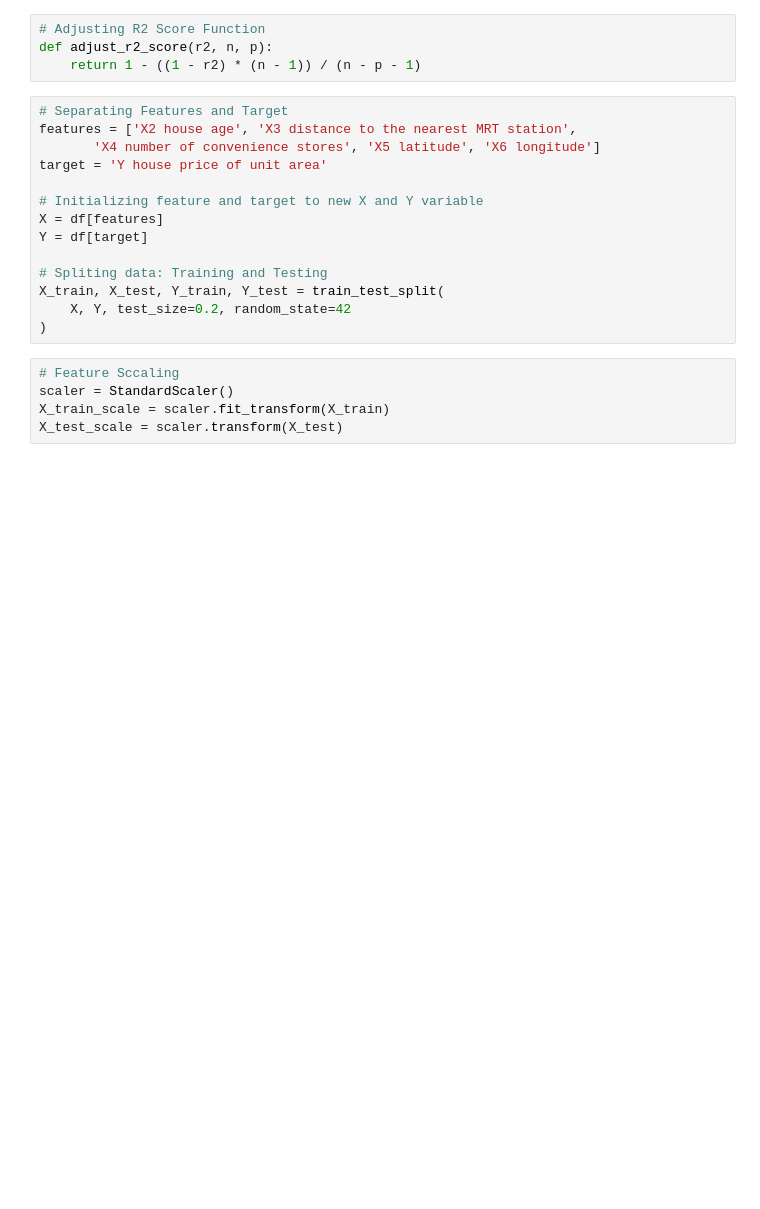
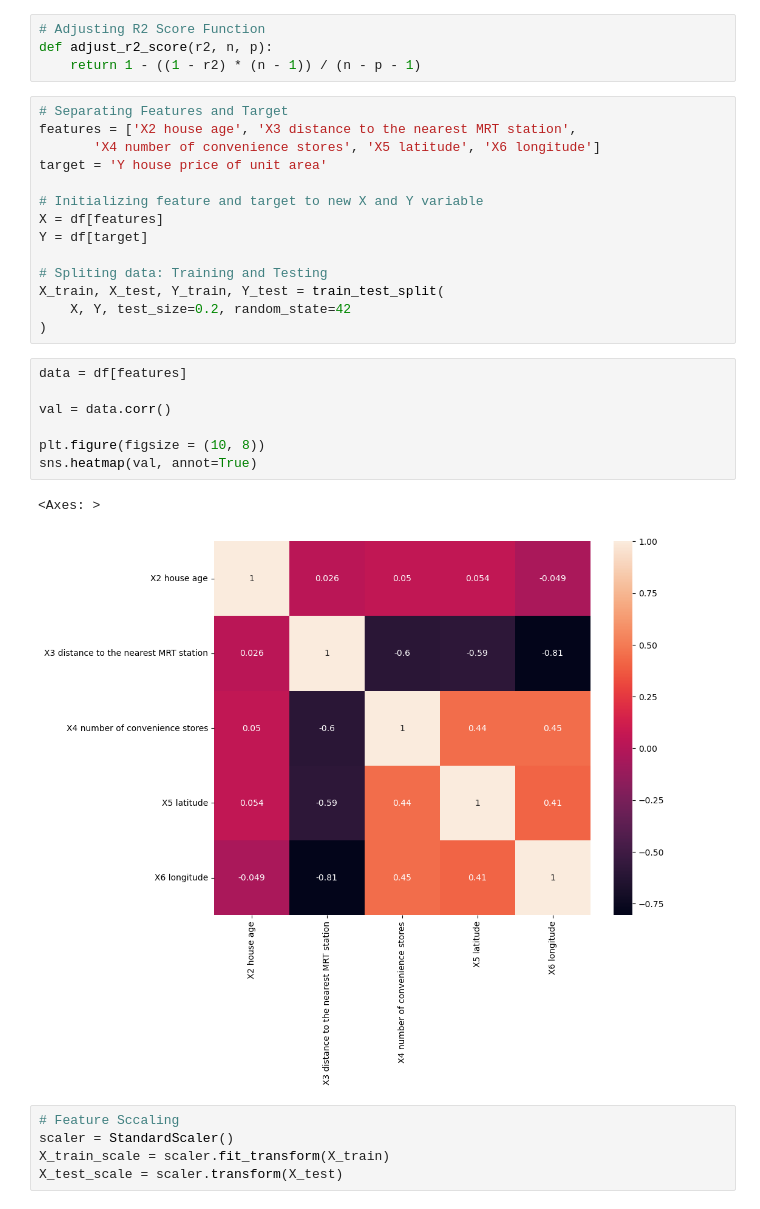
Before and after one commit to RusanMaharjan/Data-Science---3, a Jupyter notebook: Linear Regression with Regularization.ipynb, the cells around one changed output. Drawn from its saved outputs; the diff is of its cells as text; blank space fills up the shorter version.

```diff
--- a/Linear Regression with Regularization.ipynb
+++ b/Linear Regression with Regularization.ipynb
@@ -68,6 +69,16 @@ Y = df[target]
 X_train, X_test, Y_train, Y_test = train_test_split(
     X, Y, test_size=0.2, random_state=42
 )
+# %%
+data = df[features]
+
+val = data.corr()
+
+plt.figure(figsize = (10, 8))
+sns.heatmap(val, annot=True)
+# %% [output]
+<Axes: >
+[figure, added]
 # %%
 # Feature Sccaling
 scaler = StandardScaler()
```
Also changed, not shown: parts of 1 cell of this notebook, 3 other files.
